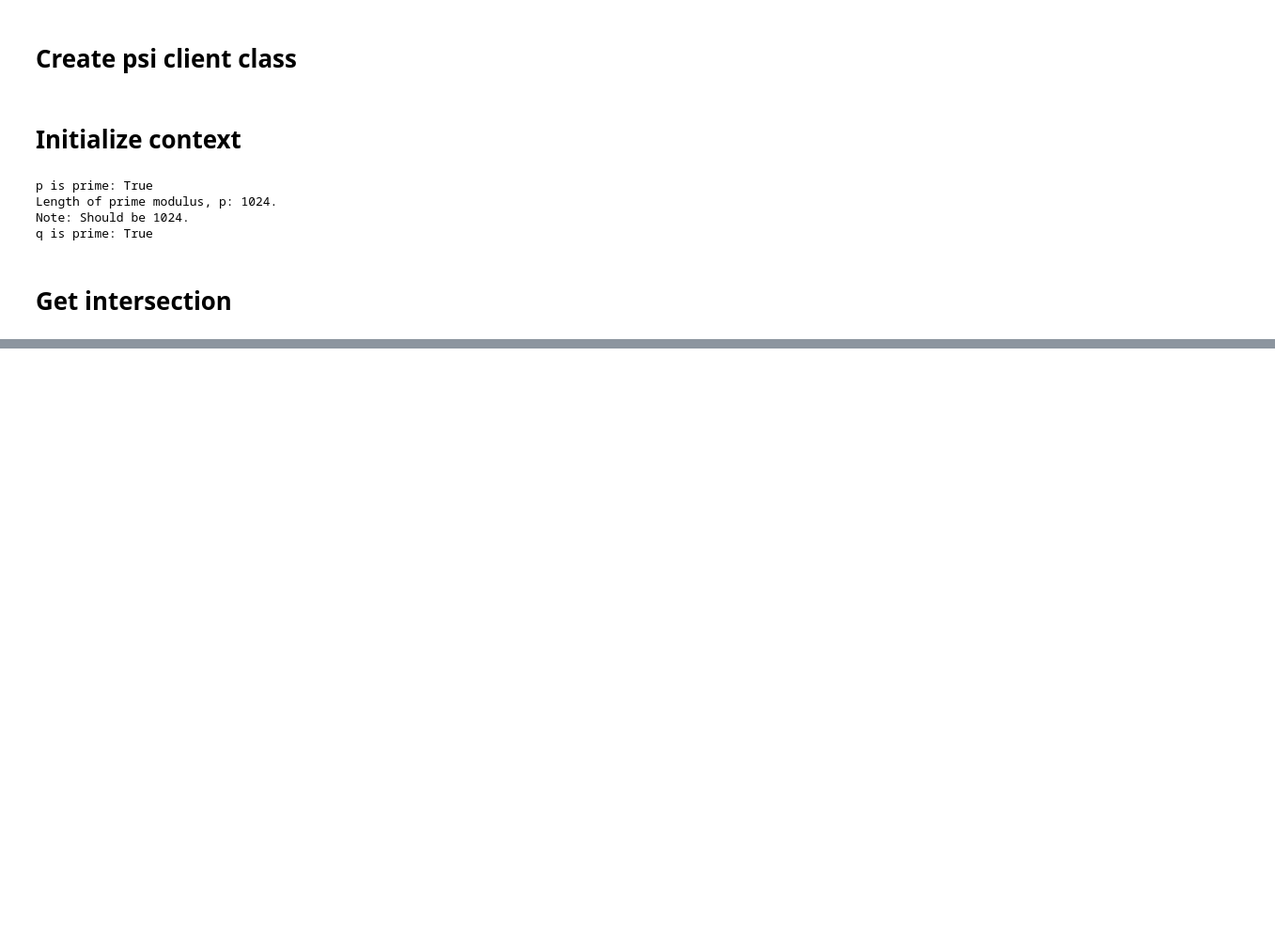
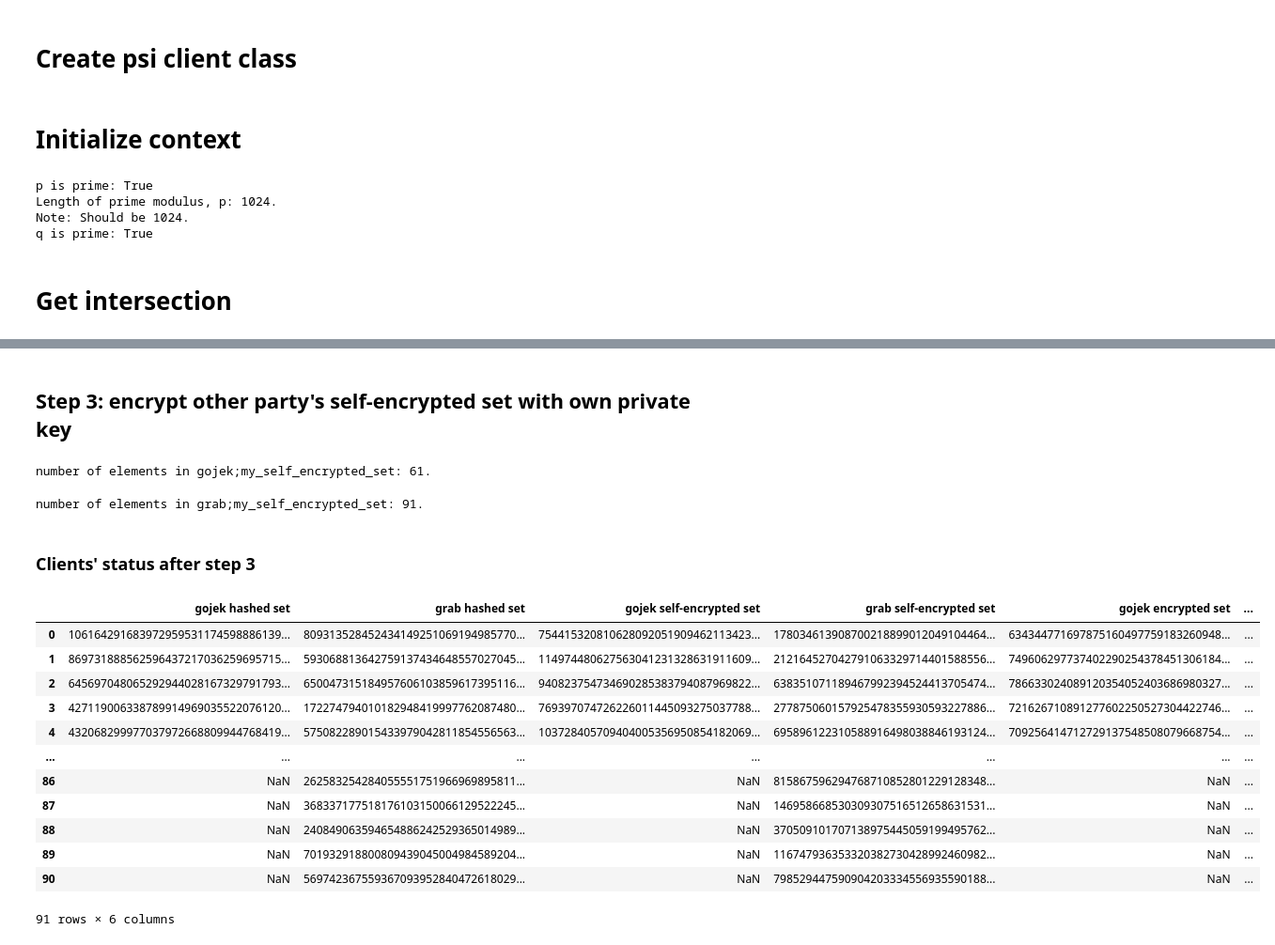
Before and after one commit to LimJiaJing/cz4010-project-python, a Jupyter notebook: v1.0.ipynb, the cells around one changed output, grey strips where cells are left out. Shown at 94% size. Cells and saved outputs as stored; diff of their text form; code cells hidden in the pictures; blank space fills up the shorter version.

Commit message:
Change presentation layout and change clients' communication format

```diff
--- a/v1.0.ipynb
+++ b/v1.0.ipynb
@@ -229,8 +243,8 @@ number_generator = NumberGenerator()
 p, factors_pminus1 = number_generator.generate_public_parameters(key_size)
 
 # create clients
-grab = Client("grab", key_size, grab_phone_numbers, p, factors_pminus1)
-gojek = Client("gojek", key_size, gojek_phone_numbers, p, factors_pminus1)
+grab = Client("grab", "gojek", key_size, grab_phone_numbers, p, factors_pminus1)
+gojek = Client("gojek", "grab", key_size, gojek_phone_numbers, p, factors_pminus1)
 # %% [output]
 p is prime: True
 Length of prime modulus, p: 1024.
@@ -240,0 +352,34 @@ q is prime: True
+# %% [markdown]
+## Step 3: encrypt other party's self-encrypted set with own private key
+# %%
+# clients encrypt other party's self encrypted set
+grab.encrypt_set(True) # set is_other_party to true
+gojek.encrypt_set(True)
+# %% [output]
+number of elements in gojek;my_self_encrypted_set: 61.
+number of elements in grab;my_self_encrypted_set: 91.
+# %% [markdown]
+### Clients' status after step 3
+# %%
+d = {"gojek hashed set": gojek.my_hashed_set,
+    "grab hashed set": grab.my_hashed_set,
+    "gojek self-encrypted set": gojek.my_self_encrypted_set,
+    "grab self-encrypted set": grab.my_self_encrypted_set,
+    "gojek encrypted set": grab.other_party_encrypted_set,
+    "grab encrypted set": gojek.other_party_encrypted_set}
+df = pd.DataFrame(dict([(k,pd.Series(v)) for k,v in d.items()]))
+df
+# %% [output]
+|  | gojek hashed set | grab hashed set | gojek self-encrypted set | grab self-encrypted set | gojek encrypted set | ... |
+| 0 | 106164291683972959531174598886139... | 809313528452434149251069194985770... | 754415320810628092051909462113423... | 178034613908700218899012049104464... | 634344771697875160497759183260948... | ... |
+| 1 | 869731888562596437217036259695715... | 593068813642759137434648557027045... | 114974480627563041231328631911609... | 212164527042791063329714401588556... | 749606297737402290254378451306184... | ... |
+| 2 | 645697048065292944028167329791793... | 650047315184957606103859617395116... | 940823754734690285383794087969822... | 638351071189467992394524413705474... | 786633024089120354052403686980327... | ... |
+| 3 | 427119006338789914969035522076120... | 172274794010182948419997762087480... | 769397074726226011445093275037788... | 277875060157925478355930593227886... | 721626710891277602250527304422746... | ... |
+| 4 | 432068299977037972668809944768419... | 575082289015433979042811854556563... | 103728405709404005356950854182069... | 695896122310588916498038846193124... | 709256414712729137548508079668754... | ... |
+| ... | ... | ... | ... | ... | ... | ... |
+| 86 | NaN | 262583254284055551751966969895811... | NaN | 815867596294768710852801229128348... | NaN | ... |
+| 87 | NaN | 368337177518176103150066129522245... | NaN | 146958668530309307516512658631531... | NaN | ... |
+| 88 | NaN | 240849063594654886242529365014989... | NaN | 370509101707138975445059199495762... | NaN | ... |
+| 89 | NaN | 701932918800809439045004984589204... | NaN | 116747936353320382730428992460982... | NaN | ... |
+| 90 | NaN | 569742367559367093952840472618029... | NaN | 798529447590904203334556935590188... | NaN | ... |
+91 rows × 6 columns
```
Also changed, not shown: parts of 27 cells of this notebook.
